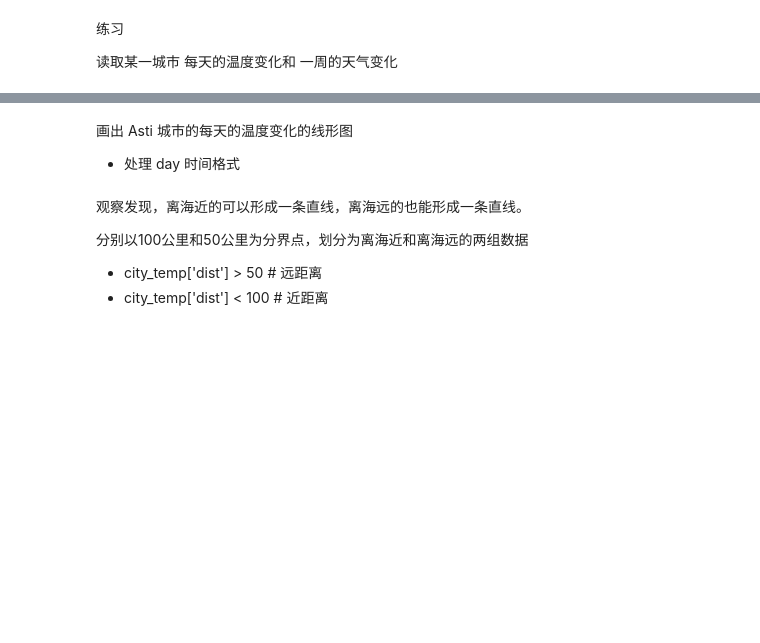
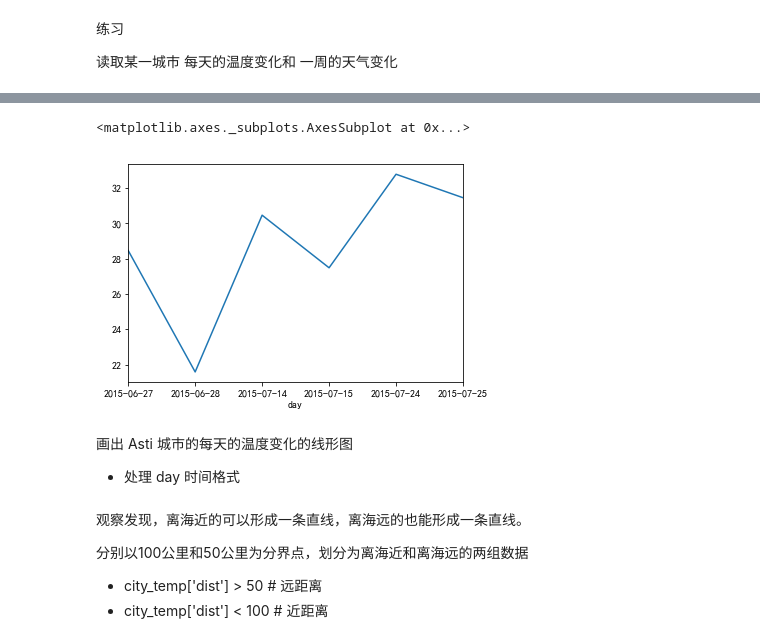
Before and after one commit to disenQF/05data, a Jupyter notebook: day07/海洋数据分析.ipynb, the cells around one changed output, grey strips where cells are left out. Cells and saved outputs as stored; diff of their text form; code cells hidden in the pictures; blank space fills up the shorter version.

```diff
--- a/day07/海洋数据分析.ipynb
+++ b/day07/海洋数据分析.ipynb
@@ -32,3 +142,12 @@ plt.rcParams['axes.unicode_minus'] = False
  练习
 
  读取某一城市 每天的温度变化和 一周的天气变化
+# %%
+from datetime import datetime
+def get_date(item):
+    dt = datetime.strptime(item, '%Y-%m-%d %H:%M:%S')
+    return dt.strftime('%Y-%m-%d')
+# %%
+ravenna = all_[all_['city'] == 'Ravenna']
+ravenna['day'] = ravenna['day'].transform(get_date)
+ravenna['day'].unique
@@ -35,3 +176,8 @@ plt.rcParams['axes.unicode_minus'] = False
+# %%
+ravenna.sort_values('day').groupby('day')['temp'].max().plot()
+# %% [output]
+<matplotlib.axes._subplots.AxesSubplot at 0x...>
+[figure, added]
 # %% [markdown]
 画出 Asti 城市的每天的温度变化的线形图
 - 处理 day 时间格式
```
Also changed, not shown: parts of 34 cells of this notebook, 4 other files.
